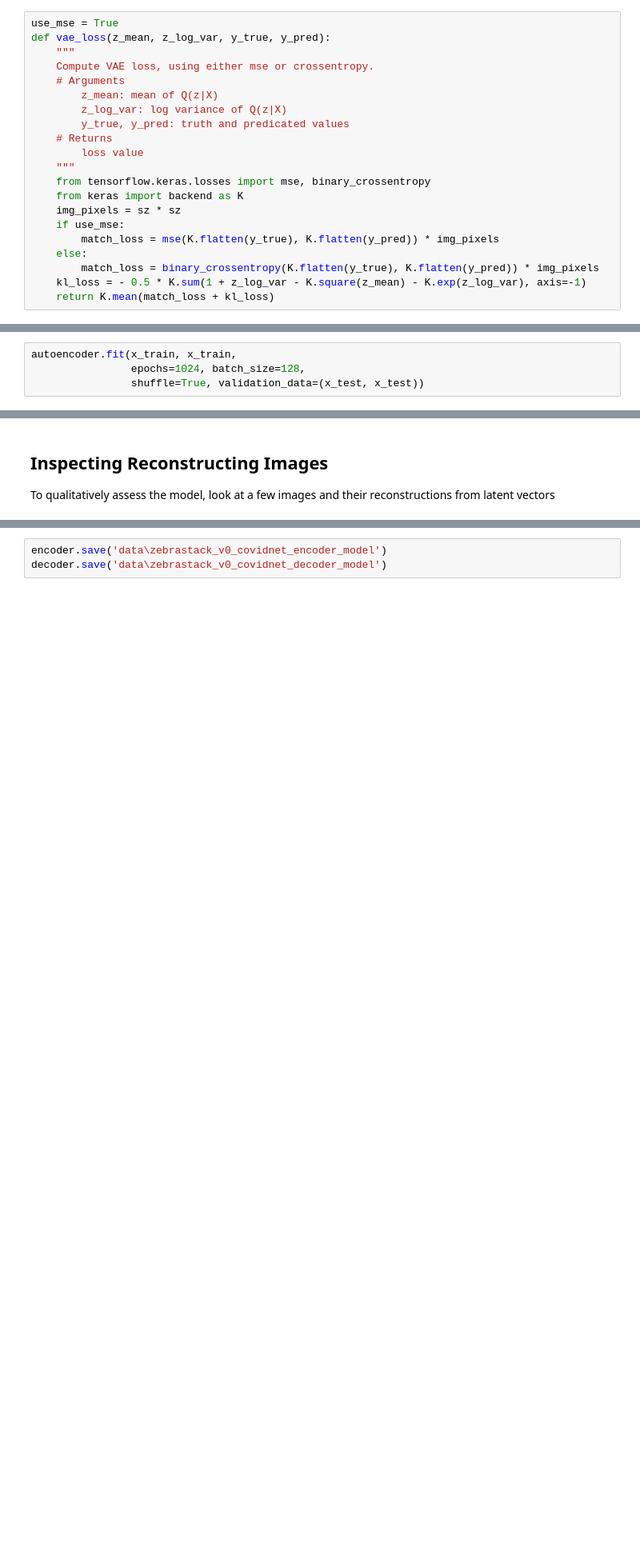
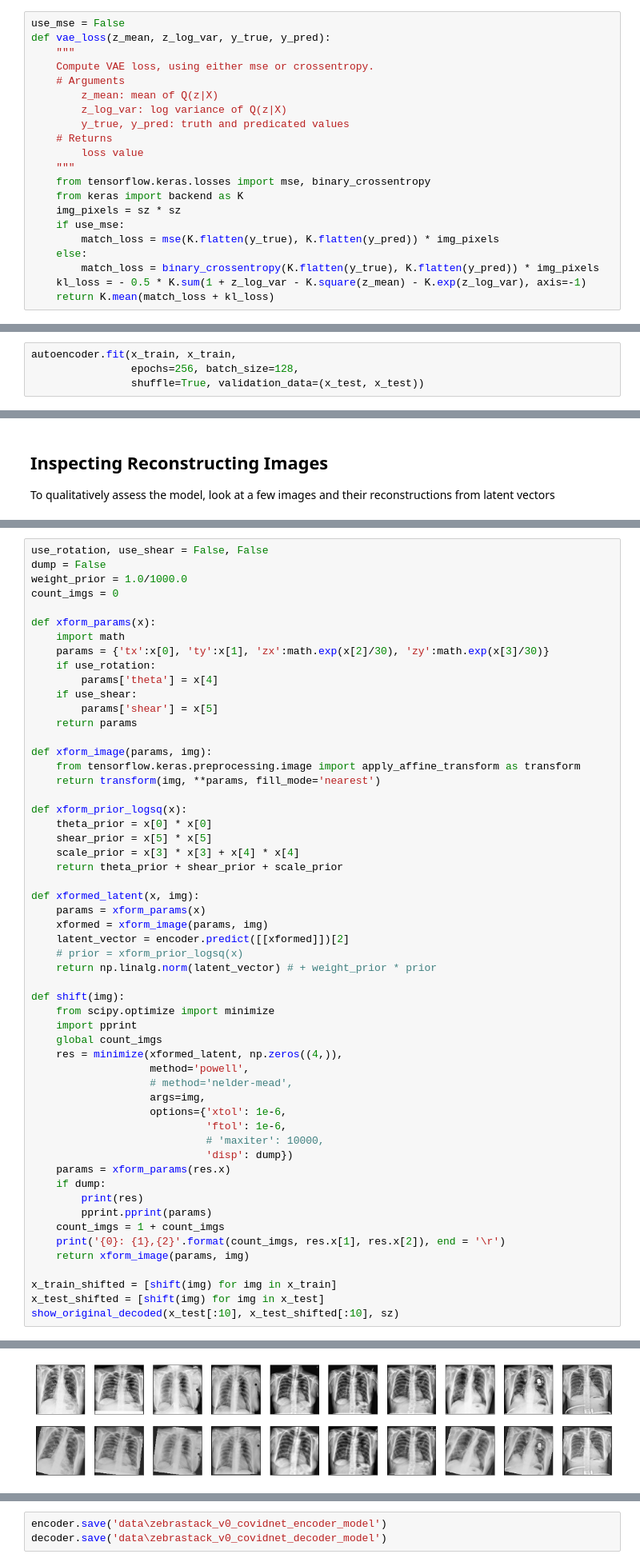
Before and after one commit to dg1an3/zebrastack, a Jupyter notebook: anat0mixer/zebrastack_v0_covidnet.ipynb, the cells around one changed output, grey strips where cells are left out. Shown at 80% size. Drawn from its saved outputs; the diff is of its cells as text; blank space fills up the shorter version.

```diff
--- a/anat0mixer/zebrastack_v0_covidnet.ipynb
+++ b/anat0mixer/zebrastack_v0_covidnet.ipynb
@@ -96,7 +103,7 @@ def sampling(args):
     epsilon = K.random_normal(shape=(batch, dim))
     return z_mean + K.exp(0.5 * z_log_var) * epsilon
 # %%
-use_mse = True
+use_mse = False
 def vae_loss(z_mean, z_log_var, y_true, y_pred):
     """
     Compute VAE loss, using either mse or crossentropy.
@@ -301,6 +309,6 @@ Train by calling .fit with the training data.
 * Epochs > 1024 take a while, but tend to lead to better results
 # %%
 autoencoder.fit(x_train, x_train,
-                epochs=1024, batch_size=128,
+                epochs=256, batch_size=128,
                 shuffle=True, validation_data=(x_test, x_test))
 # %% [output]
@@ -357,0 +368,56 @@ show_original_decoded(x_test[:10], decoded_imgs, sz)
+# %%
+use_rotation, use_shear = False, False
+dump = False
+weight_prior = 1.0/1000.0
+count_imgs = 0
+
+def xform_params(x):
+    import math
+    params = {'tx':x[0], 'ty':x[1], 'zx':math.exp(x[2]/30), 'zy':math.exp(x[3]/30)}
+    if use_rotation:
+        params['theta'] = x[4]
+    if use_shear:
+        params['shear'] = x[5]
+    return params
+
+def xform_image(params, img):
+    from tensorflow.keras.preprocessing.image import apply_affine_transform as transform
+    return transform(img, **params, fill_mode='nearest')
+
+def xform_prior_logsq(x):
+    theta_prior = x[0] * x[0]
+    shear_prior = x[5] * x[5]
+    scale_prior = x[3] * x[3] + x[4] * x[4]
+    return theta_prior + shear_prior + scale_prior
+
+def xformed_latent(x, img):
+    params = xform_params(x)
+    xformed = xform_image(params, img)
+    latent_vector = encoder.predict([[xformed]])[2]
+    # prior = xform_prior_logsq(x)
+    return np.linalg.norm(latent_vector) # + weight_prior * prior
+
+def shift(img):
+    from scipy.optimize import minimize
+    import pprint
+    global count_imgs
+    res = minimize(xformed_latent, np.zeros((4,)),
+                   method='powell',
+                   # method='nelder-mead',
+                   args=img,
+                   options={'xtol': 1e-6,
+                            'ftol': 1e-6,
+                            # 'maxiter': 10000,
+                            'disp': dump})
+    params = xform_params(res.x)
+    if dump:
+        print(res)
+        pprint.pprint(params)
+    count_imgs = 1 + count_imgs
+    print('{0}: {1},{2}'.format(count_imgs, res.x[1], res.x[2]), end = '\r')
+    return xform_image(params, img)
+
+x_train_shifted = [shift(img) for img in x_train]
+x_test_shifted = [shift(img) for img in x_test]
+show_original_decoded(x_test[:10], x_test_shifted[:10], sz)
+# %% [output]
@@ -357,0 +425 @@ show_original_decoded(x_test[:10], decoded_imgs, sz)
+[figure, added]
```
Also changed, not shown: parts of 13 cells of this notebook, 4 other files.
